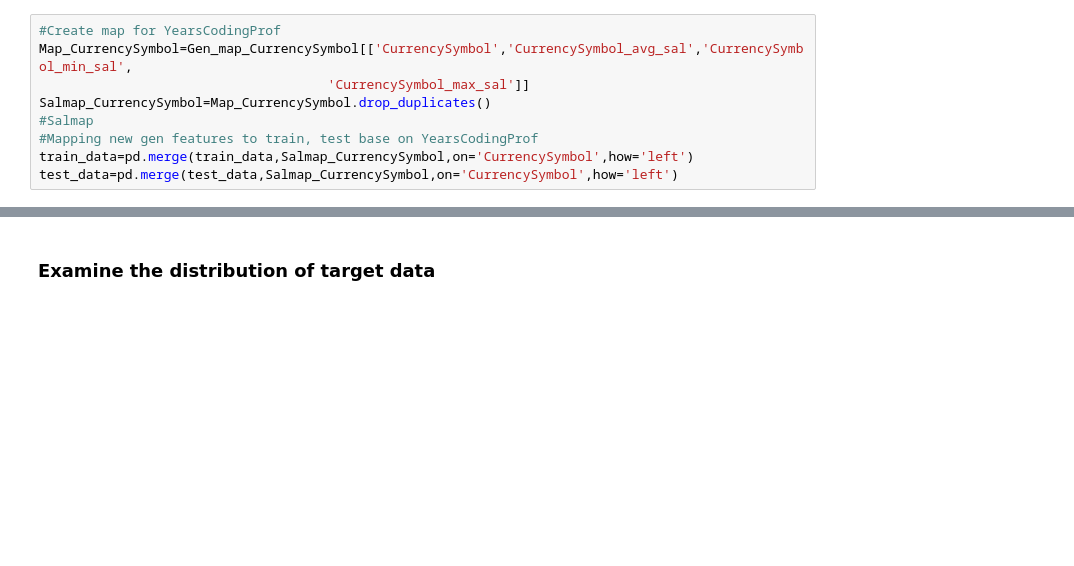
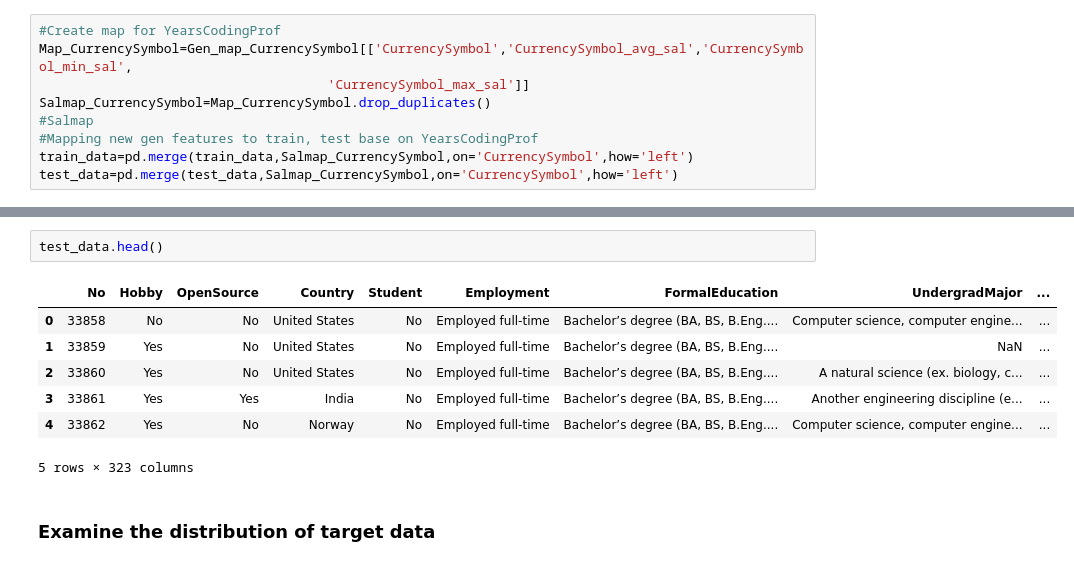
Before and after one commit to QuyNguyenALC/LIGHTGBM-Top3-Quevico-AI-Competitions_Salary-Prediction, a Jupyter notebook: Quevico-AI-Competitions_Salary Prediction.ipynb, the cells around one changed output, grey strips where cells are left out. Cells and saved outputs as stored; diff of their text form; blank space fills up the shorter version.

```diff
--- a/Quevico-AI-Competitions_Salary Prediction.ipynb
+++ b/Quevico-AI-Competitions_Salary Prediction.ipynb
@@ -240,3 +327,13 @@ print(train_data.shape)
+# %%
+test_data.head()
+# %% [output]
+|  | No | Hobby | OpenSource | Country | Student | Employment | FormalEducation | UndergradMajor | ... |
+| 0 | 33858 | No | No | United States | No | Employed full-time | Bachelor’s degree (BA, BS, B.Eng.... | Computer science, computer engine... | ... |
+| 1 | 33859 | Yes | No | United States | No | Employed full-time | Bachelor’s degree (BA, BS, B.Eng.... | NaN | ... |
+| 2 | 33860 | Yes | No | United States | No | Employed full-time | Bachelor’s degree (BA, BS, B.Eng.... | A natural science (ex. biology, c... | ... |
+| 3 | 33861 | Yes | Yes | India | No | Employed full-time | Bachelor’s degree (BA, BS, B.Eng.... | Another engineering discipline (e... | ... |
+| 4 | 33862 | Yes | No | Norway | No | Employed full-time | Bachelor’s degree (BA, BS, B.Eng.... | Computer science, computer engine... | ... |
+5 rows × 323 columns
 # %% [markdown]
 ### Examine the distribution of target data
 # %%
```
Also changed, not shown: parts of 17 cells of this notebook, 1 other file.
